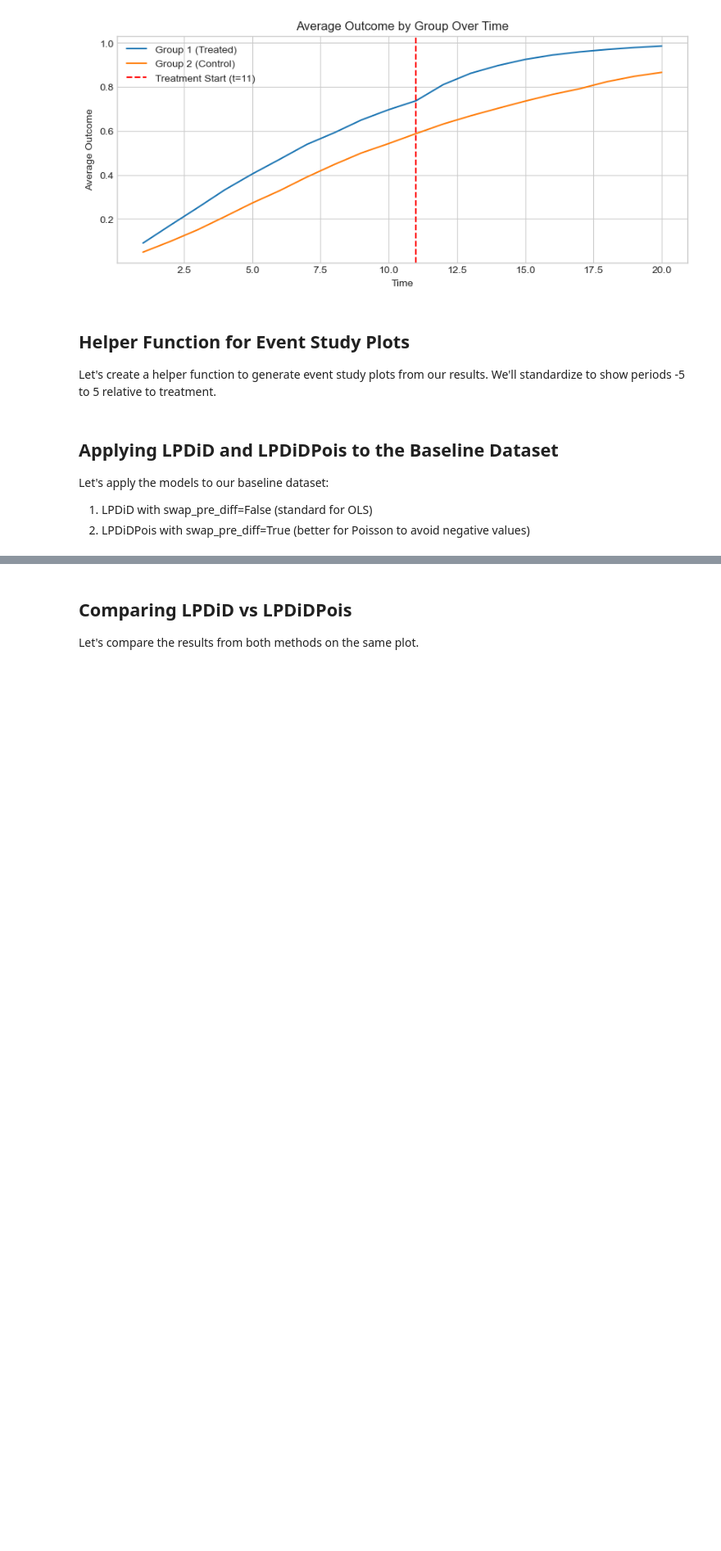
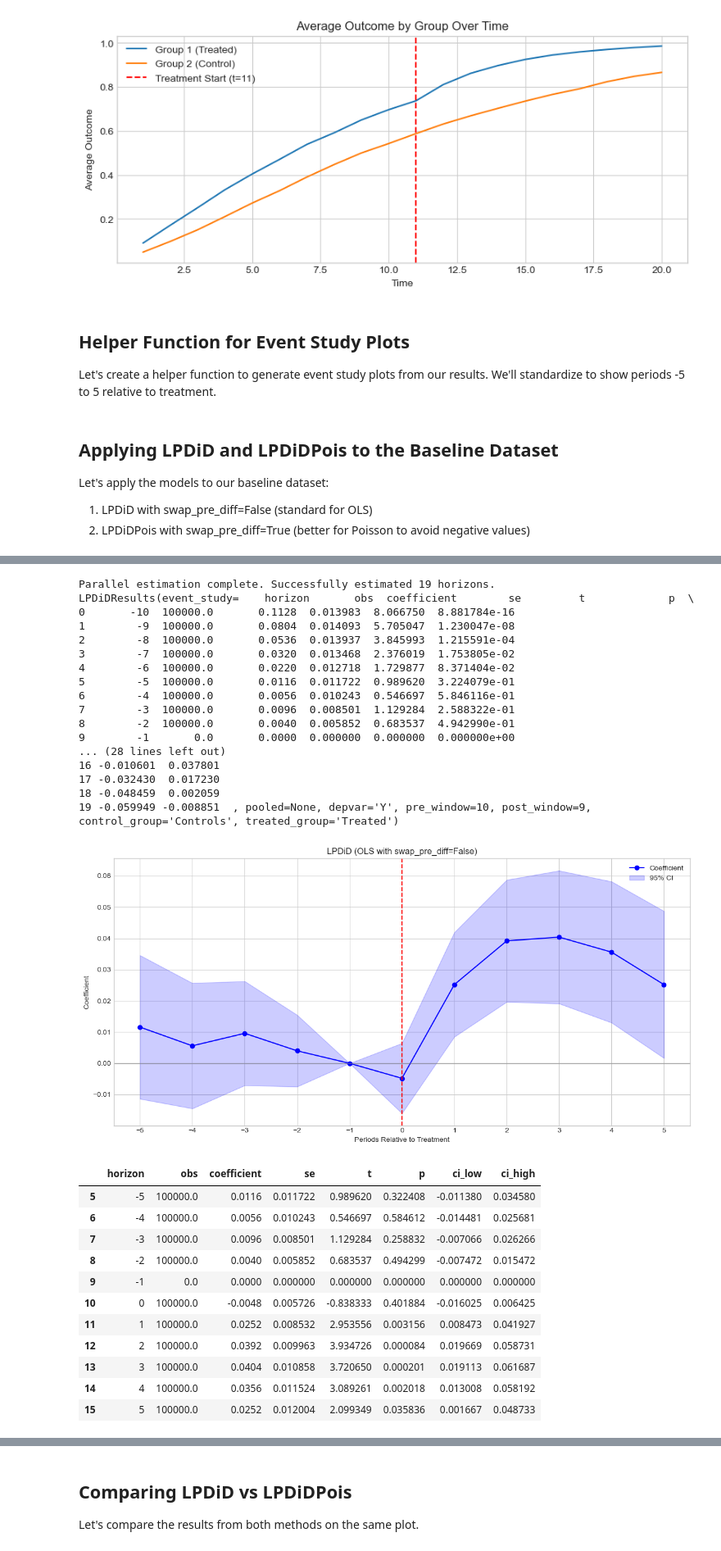
Before and after one commit to pjlambert/LPDiD, a Jupyter notebook: internal_tests/apply_lpdid_to_synth_data.ipynb, the cells around one changed output, grey strips where cells are left out. Shown: that part at 82% size. Saved outputs shown, nothing was run; the diff lists cells and outputs as text; code cells hidden in the pictures; blank space fills up the shorter version.

```diff
--- a/internal_tests/apply_lpdid_to_synth_data.ipynb
+++ b/internal_tests/apply_lpdid_to_synth_data.ipynb
@@ -244,3 +355,28 @@ LPDiDResults(event_study=    horizon       obs  coefficient        se         t
 | 13 | 3 | 100000.0 | 0.0404 | 0.010858 | 3.720650 | 0.000201 | 0.019113 | 0.061687 |
 | 14 | 4 | 100000.0 | 0.0356 | 0.011524 | 3.089261 | 0.002018 | 0.013008 | 0.058192 |
 | 15 | 5 | 100000.0 | 0.0252 | 0.012004 | 2.099349 | 0.035836 | 0.001667 | 0.048733 |
+# %%
+# Apply LPDiD with swap_pre_diff=True (standard for OLS)
+lpdid_baseline = LPDiD(
+    data=baseline_data,
+    depvar='Y',
+    unit='i',
+    time='t',
+    treat='treated',
+    pre_window=10,  # Look at 10 pre-treatment periods
+    post_window=9,  # Look at 9 post-treatment periods
+    formula='~ | t',  # Only time fixed effects
+    cluster_formula='~ i',  # Cluster at individual level
+    swap_pre_diff=True,  # Standard setting for OLS
+    n_jobs=4,
+    wildbootstrap=50
+)
+
+# Fit the model
+results_lpdid = lpdid_baseline.fit()
+
+print(results_lpdid)
+
+# Plot results with standardized window of -5 to 5
+plot_event_study(results_lpdid, title="LPDiD (OLS with swap_pre_diff=False)", window=(-5, 5))
+# %% [output]
@@ -247,3 +400,33 @@ LPDiDResults(event_study=    horizon       obs  coefficient        se         t
+Parallel estimation complete. Successfully estimated 19 horizons.
+LPDiDResults(event_study=    horizon       obs  coefficient        se         t             p  \
+0       -10  100000.0       0.1128  0.013983  8.066750  8.881784e-16
+1        -9  100000.0       0.0804  0.014093  5.705047  1.230047e-08
+2        -8  100000.0       0.0536  0.013937  3.845993  1.215591e-04
+3        -7  100000.0       0.0320  0.013468  2.376019  1.753805e-02
+4        -6  100000.0       0.0220  0.012718  1.729877  8.371404e-02
+5        -5  100000.0       0.0116  0.011722  0.989620  3.224079e-01
+6        -4  100000.0       0.0056  0.010243  0.546697  5.846116e-01
+7        -3  100000.0       0.0096  0.008501  1.129284  2.588322e-01
+8        -2  100000.0       0.0040  0.005852  0.683537  4.942990e-01
+9        -1       0.0       0.0000  0.000000  0.000000  0.000000e+00
+... (28 lines left out)
+16 -0.010601  0.037801
+17 -0.032430  0.017230
+18 -0.048459  0.002059
+19 -0.059949 -0.008851  , pooled=None, depvar='Y', pre_window=10, post_window=9, control_group='Controls', treated_group='Treated')
+[figure, added]
+|  | horizon | obs | coefficient | se | t | p | ci_low | ci_high |
+| 5 | -5 | 100000.0 | 0.0116 | 0.011722 | 0.989620 | 0.322408 | -0.011380 | 0.034580 |
+| 6 | -4 | 100000.0 | 0.0056 | 0.010243 | 0.546697 | 0.584612 | -0.014481 | 0.025681 |
+| 7 | -3 | 100000.0 | 0.0096 | 0.008501 | 1.129284 | 0.258832 | -0.007066 | 0.026266 |
+| 8 | -2 | 100000.0 | 0.0040 | 0.005852 | 0.683537 | 0.494299 | -0.007472 | 0.015472 |
+| 9 | -1 | 0.0 | 0.0000 | 0.000000 | 0.000000 | 0.000000 | 0.000000 | 0.000000 |
+| 10 | 0 | 100000.0 | -0.0048 | 0.005726 | -0.838333 | 0.401884 | -0.016025 | 0.006425 |
+| 11 | 1 | 100000.0 | 0.0252 | 0.008532 | 2.953556 | 0.003156 | 0.008473 | 0.041927 |
+| 12 | 2 | 100000.0 | 0.0392 | 0.009963 | 3.934726 | 0.000084 | 0.019669 | 0.058731 |
+| 13 | 3 | 100000.0 | 0.0404 | 0.010858 | 3.720650 | 0.000201 | 0.019113 | 0.061687 |
+| 14 | 4 | 100000.0 | 0.0356 | 0.011524 | 3.089261 | 0.002018 | 0.013008 | 0.058192 |
+| 15 | 5 | 100000.0 | 0.0252 | 0.012004 | 2.099349 | 0.035836 | 0.001667 | 0.048733 |
 # %%
 # Apply LPDiDPois with swap_pre_diff=True (recommended for Poisson)
 lpdidpois_baseline = LPDiDPois(
```
Also changed, not shown: parts of 7 cells of this notebook, 5 other files.
